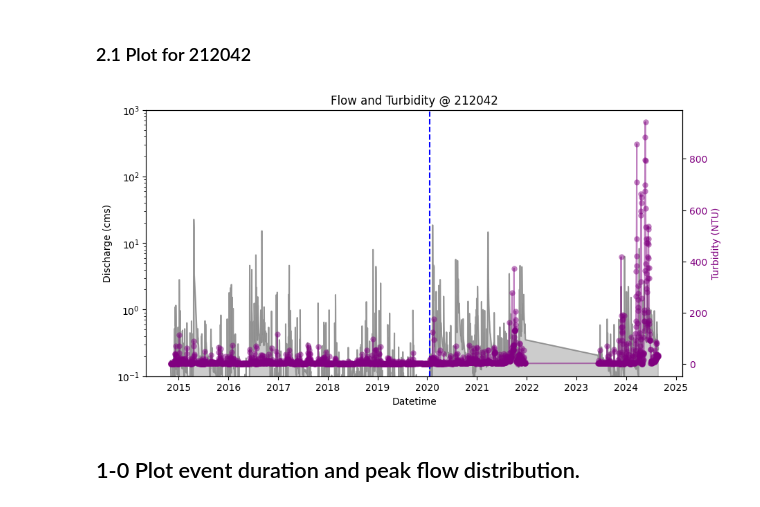
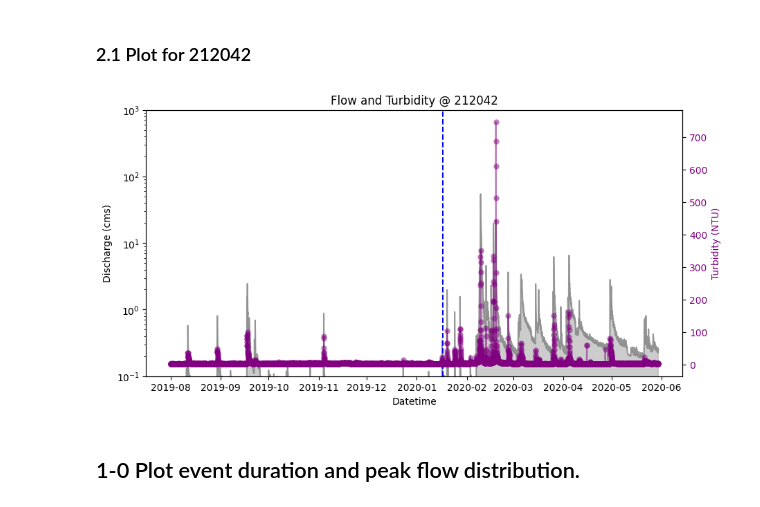
Before and after one commit to QianWanghhu/BushFireWQ, a Jupyter notebook: src/Explore_212042_CQ.ipynb, the cells around one changed output. Drawn from its saved outputs; the diff is of its cells as text; code cells hidden in the pictures.

```diff
--- a/src/Explore_212042_CQ.ipynb
+++ b/src/Explore_212042_CQ.ipynb
@@ -43,38 +43,38 @@ Timeseries is trimmed for this purpose.
 # Set up the figure and axes
 fig, ax1 = plt.subplots(nrows=1, ncols=1, figsize=(10, 5))
 # convert Datatime column to datetime format
-cq_data['Datetime'] = pd.to_datetime(cq_data['Datetime'], format="%d/%m/%Y") #  %H:%M
-# cq_plot = cq_data[(cq_data['Datetime'] < '2020-5-30') & (cq_data['Datetime'] > '2019-8-01')]
-cq_plot = cq_data
+cq_data['Datetime'] = pd.to_datetime(cq_data['Datetime'], format="mixed", dayfirst=True) #  %H:%M
+cq_plot = cq_data[(cq_data['Datetime'] < '2020-5-30') & (cq_data['Datetime'] > '2019-8-01')]
+# cq_plot = cq_data
 cols = cq_plot.columns
 # Plot rainfall using Seaborn
 plt.title(f'Flow and Turbidity @ {site}')
 # Plot discharge using Seaborn
 sns.lineplot(x=cols[0], y=cols[4], data=cq_plot, ax=ax1, color='grey', alpha=0.7)
 # Fill the area below the line
 ax1.fill_between(cq_plot[cols[0]], cq_plot[cols[4]], color='grey',  alpha=0.4)
-plt.yscale('log')
+ax1.set_yscale('log')
 ax1.set_ylabel(cols[4], color='black')
 ax1.set_ylim(0.1, 1e3)
 ax1.tick_params(axis='y', labelcolor='black')
 # Create a second y-axis for rainfall
 ax2 = ax1.twinx()
 
 # Plot Turbidity using Seaborn
 sns.lineplot(x=cols[0], y=cols[3], data=cq_plot, ax=ax2, color='purple', marker='o', \
             markeredgecolor='none', alpha = 0.5)
 ax2.set_ylabel(cols[3], color='purple')
 ax2.tick_params(axis='y', labelcolor='purple')
 
 # Add a horizontal line at a specific y-value (for example, y = 5)
 # ax1.axhline(y=10, color='grey', linestyle='--', label='Threshold Line')
 ax1.axvline(x=pd.to_datetime('2020-01-17'), color='blue', linestyle='--', label='Threshold Line')
 # Adding a title
 
 # Show the plot
 plt.savefig(f'{fig_dir}{site}_{freq}_CQ_whole_timeseries.png', bbox_inches = 'tight', dpi=300, format = 'png')
 # %% [output]
-[figure, old version]
+[figure, new version]
 # %% [markdown]
 ## 1-0 Plot event duration and peak flow distribution.
 # %%
```
Also changed, not shown: 5 other files.
